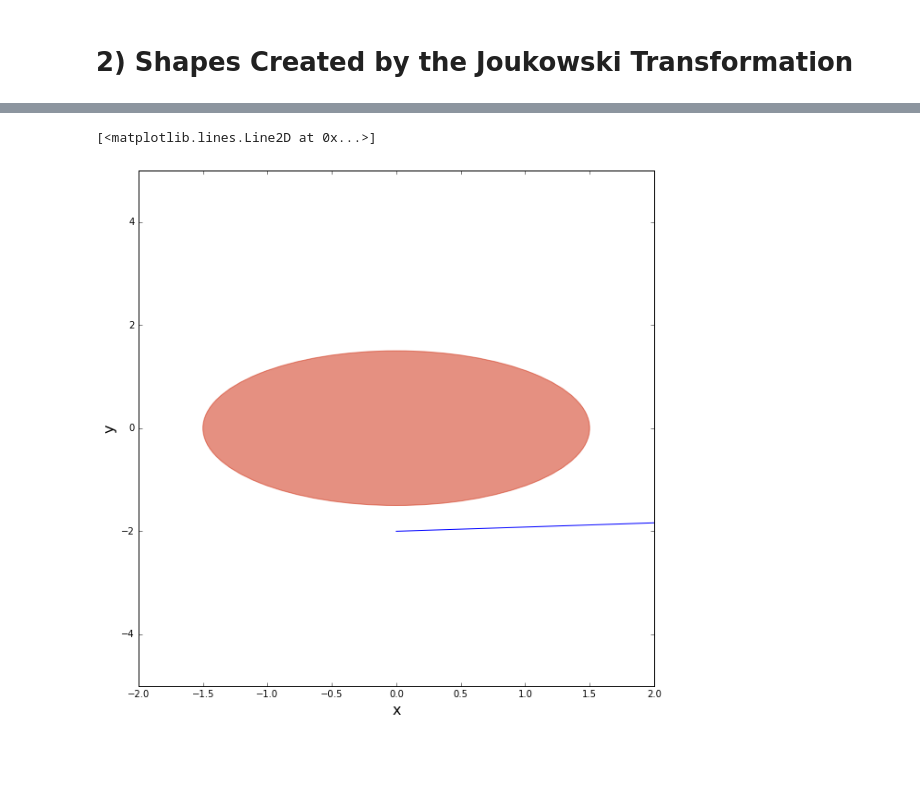
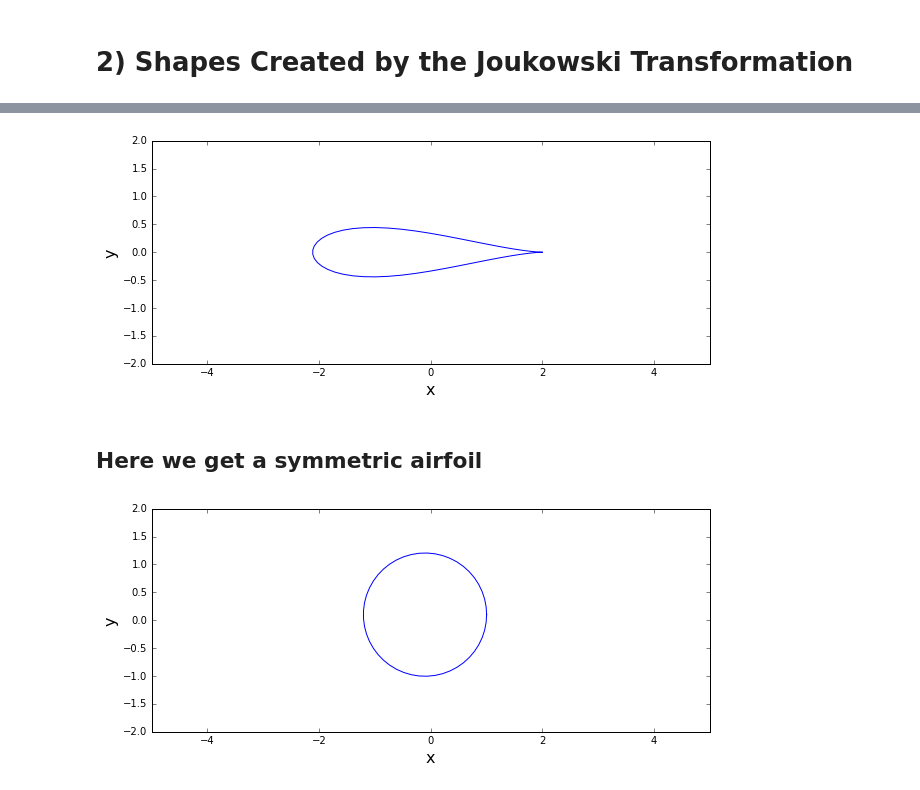
Before and after one commit to Pjgeno14/mae6226-workspace, a Jupyter notebook: Assignment-2.ipynb, the cells around one changed output, grey strips where cells are left out. Saved outputs shown, nothing was run; the diff lists cells and outputs as text; code cells hidden in the pictures; blank space fills up the shorter version.

```diff
--- a/Assignment-2.ipynb
+++ b/Assignment-2.ipynb
@@ -44,0 +35,5 @@ c = 1
+# %%
+N = 50
+x_start, x_end = -5.0, 5.0
+y_start, y_end = -2.0, 2.0
+theta=numpy.linspace(0, 2*numpy.pi, N)
@@ -64,20 +102,30 @@ def joukowski(zeta, constant):
+# %%
+#plot on eta plane
+pyplot.figure(figsize=(size, (y_end-y_start)/(x_end-x_start)*size))
+pyplot.xlabel('x', fontsize=16)
+pyplot.ylabel('y', fontsize=16)
+pyplot.xlim(x_start, x_end)
+pyplot.ylim(y_start, y_end)
+pyplot.plot(eta.real, eta.imag);
+# %% [output]
+[figure, added]
+# %% [markdown]
+## Here we get a symmetric airfoil
+# %%
+# define points for new center and new radius
+delta_x = 0.1
+delta_y = 0.1
+R = math.sqrt((c+delta_x)**2+delta_y**2)
+
+# redefine z
+z = R*math.e**(1j*theta)-delta_x+delta_y*1j
 # %%
-# compute Joukowski
-Eta = joukowski(z, c)
-
-# Choose radius
-R = 1.5
-
-# plot z-plane circle
-size = 10
-pyplot.figure(figsize=(size,size))
-pyplot.xlabel('x', fontsize = 16)
-pyplot.ylabel('y', fontsize = 16)
+#plot on z plane
+pyplot.figure(figsize=(size, (y_end-y_start)/(x_end-x_start)*size))
+pyplot.xlabel('x', fontsize=16)
+pyplot.ylabel('y', fontsize=16)
 pyplot.xlim(x_start, x_end)
 pyplot.ylim(y_start, y_end)
-circle = pyplot.Circle((0,0), radius=R, color='#CD2305', alpha=0.5)
-pyplot.gca().add_patch(circle)
-pyplot.plot(z)
+pyplot.plot(z.real, z.imag);
 # %% [output]
-[<matplotlib.lines.Line2D at 0x...>]
-[figure, old version]
+[figure, new version]
```
Also changed, not shown: parts of 20 cells of this notebook.
